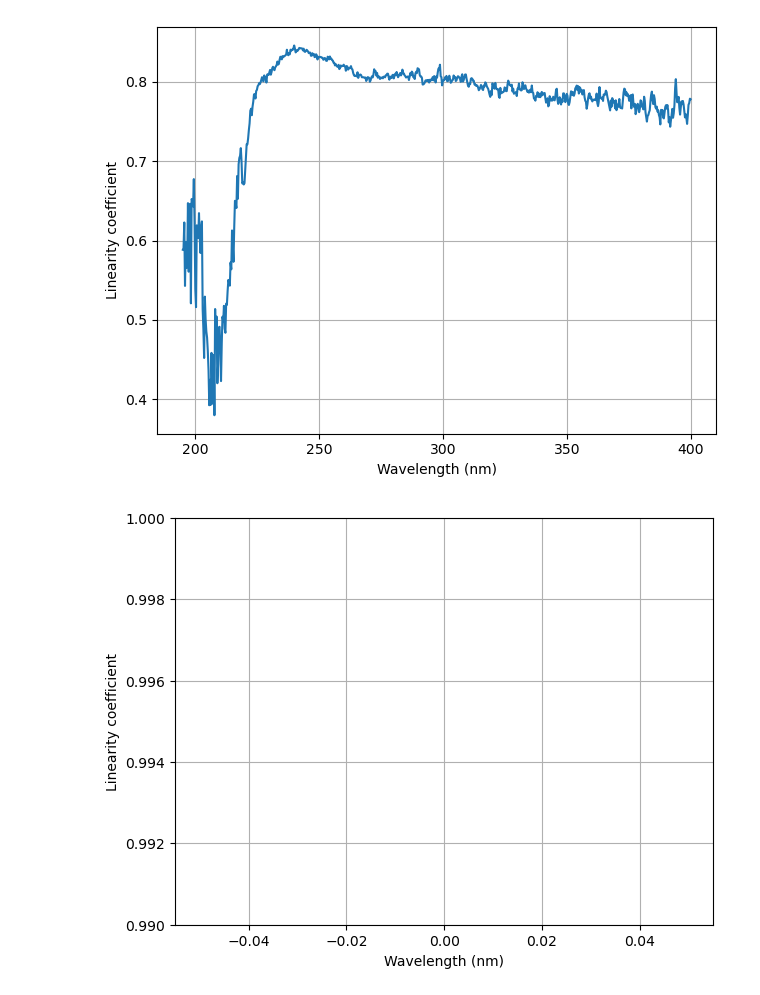
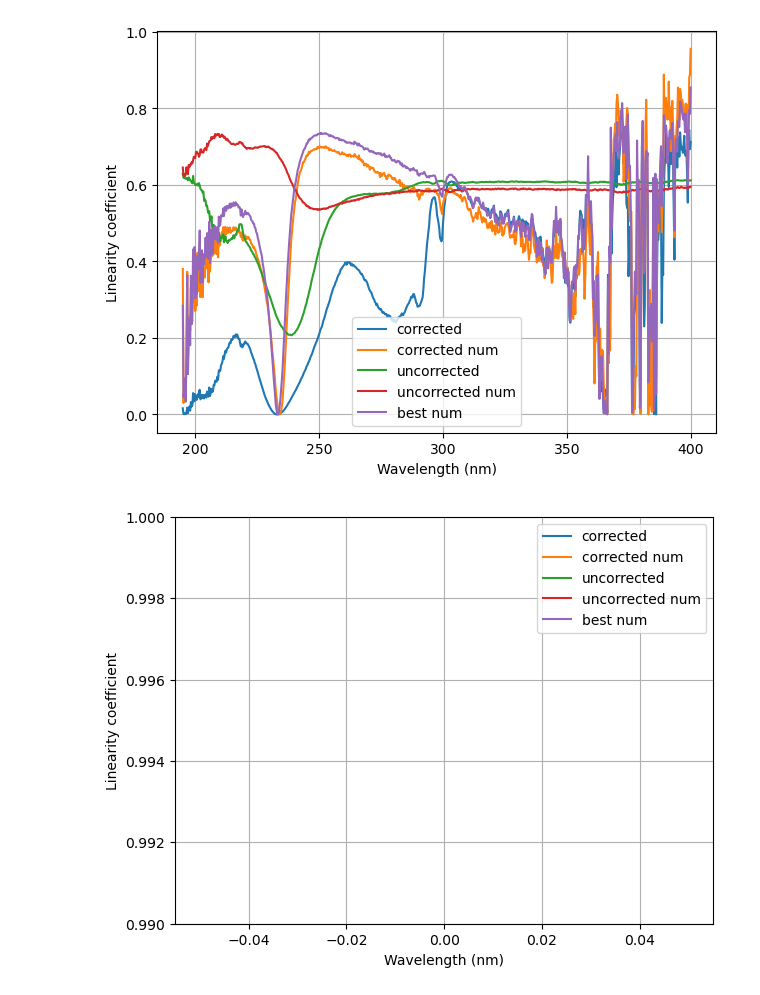
Before and after one commit to ThijsDrost/MasterDataAnalysis, a Jupyter notebook: Calibrations/Calibration_analysis.ipynb, the cells around one changed output. Saved outputs shown, nothing was run; the diff lists cells and outputs as text; code cells hidden in the pictures.

```diff
--- a/Calibrations/Calibration_analysis.ipynb
+++ b/Calibrations/Calibration_analysis.ipynb
@@ -1,13 +1,15 @@
 # %%
 import os
+import itertools
+
 import numpy as np
 import matplotlib.pyplot as plt
 import h5py
 import scipy
-import pandas as pd
+import lmfit
 
-loc = r'D:\OneDrive - TU Eindhoven\Master thesis\Measurements\Calibration\NO3 pH\data.hdf5'
-image_loc = r'D:\OneDrive - TU Eindhoven\Master thesis\Plots\Calibration\NO3 pH'
+loc = r'E:\OneDrive - TU Eindhoven\Master thesis\Measurements\Calibration\NO2 pH\data.hdf5'
+image_loc = r'E:\OneDrive - TU Eindhoven\Master thesis\Plots\Calibration\NO2 pH'
 dependent = 'pH'
 variable_name = 'pH'
 variable_factor = 1
@@ -15,6 +17,7 @@ wavelength_range = [180, 400]
 r2_values = [0.99, 1]
 wavelength_plot_every = 5
 plot_number = 2
+baseline_correction = [370, 390]
 # %%
 if not os.path.exists(image_loc):
     os.makedirs(image_loc)
@@ -166,28 +176,67 @@ plt.show()
 # %%
 # pearson r for each wavelength
-linearity = np.zeros(len(wavelength_m))
+if baseline_correction is not None:
+    linearity = np.zeros(len(wavelength_m))
+    for i in range(len(wavelength_m)):
+        linearity[i] = scipy.stats.pearsonr(variable, absorbance_m[:, i])[0]
+
+    linearity_corrected_num = np.zeros(len(wavelength_m))
+    for i in range(len(wavelength_m)):
+        linearity_corrected_num[i] = scipy.stats.pearsonr(variable_num, absorbance_m_num[:, i])[0]
+
+linearity_uncorrected = np.zeros(len(wavelength_m))
 for i in range(len(wavelength_m)):
-    linearity[i] = scipy.stats.pearsonr(variable_num[0:], absorbance_m_num[0:, i])[0]
+    linearity_uncorrected[i] = scipy.stats.pearsonr(variable, absorbance_m_uncorr[:, i])[0]
+
+linearity_uncorrected_num = np.zeros(len(wavelength_m))
+for i in range(len(wavelength_m)):
+    linearity_uncorrected_num[i] = scipy.stats.pearsonr(variable_num, absorbance_m_uncorr_num[:, i])[0]
+
+linearity_best_num = np.zeros(len(wavelength_m))
+for i in range(len(wavelength_m)):
+    linearity_best_num[i] = scipy.stats.pearsonr(variable_best_num, absorbance_best_num[:, i])[0]
 
 plt.figure()
-plt.plot(wavelength_m, linearity**2)
+if baseline_correction is not None:
+    plt.plot(wavelength_m, linearity**2, label='corrected')
+    plt.plot(wavelength_m, linearity_corrected_num**2, label='corrected num')
+plt.plot(wavelength_m, linearity_uncorrected**2, label='uncorrected')
+plt.plot(wavelength_m, linearity_uncorrected_num**2, label='uncorrected num')
+plt.plot(wavelength_m, linearity_best_num**2, label='best num')
+plt.xlabel('Wavelength (nm)')
+plt.ylabel('Linearity coefficient')
+plt.legend()
+plt.grid()
+plt.tight_layout()
+plt.savefig(save_loc(f'linearity vs wavelength method comparison.png'))
+plt.show()
+
+r2_mask = ((r2_values[0] < linearity_uncorrected**2) & (linearity_uncorrected**2 < r2_values[1])) | ((r2_values[0] < linearity_uncorrected_num**2) & (linearity_uncorrected_num**2 < r2_values[1])) | ((r2_values[0] < linearity_best_num**2) & (linearity_best_num**2 < r2_values[1]))
+if baseline_correction is not None:
+    r2_mask = r2_mask | ((r2_values[0] < linearity**2) & (linearity**2 < r2_values[1])) | ((r2_values[0] < linearity_corrected_num**2) & (linearity_corrected_num**2 < r2_values[1]))
+
+wavs = wavelength_m[r2_mask]
+dw = np.diff(wavs)
+index = np.nonzero(dw > 10)[0]
+if len(index) > 0:
+    r2_mask[index[0]+1:] = False
+# r2_mask[index+1:] = False
+
+plt.figure()
+if baseline_correction is not None:
+    plt.plot(wavelength_m[r2_mask], linearity[r2_mask]**2, label='corrected')
+    plt.plot(wavelength_m[r2_mask], linearity_corrected_num[r2_mask]**2, label='corrected num')
+plt.plot(wavelength_m[r2_mask], linearity_uncorrected[r2_mask]**2, label='uncorrected')
+plt.plot(wavelength_m[r2_mask], linearity_uncorrected_num[r2_mask]**2, label='uncorrected num')
+plt.plot(wavelength_m[r2_mask], linearity_best_num[r2_mask]**2, label='best num')
 plt.xlabel('Wavelength (nm)')
 plt.ylabel('Linearity coefficient')
 plt.grid()
-plt.tight_layout()
-plt.savefig(save_loc(f'linearity vs wavelength (without first).png'))
-plt.show()
-
-r2_mask = (r2_values[0] < linearity**2) & (linearity**2 < r2_values[1])
-plt.figure()
-plt.plot(wavelength_m[r2_mask], linearity[r2_mask]**2)
-plt.xlabel('Wavelength (nm)')
-plt.ylabel('Linearity coefficient')
-plt.grid()
+plt.legend()
 plt.tight_layout()
 plt.ylim(*r2_values)
-plt.savefig(save_loc(f'linearity vs wavelength zoomed (without first).png'))
+plt.savefig(save_loc(f'linearity vs wavelength zoomed method comparison.png'))
 plt.show()
 # %% [output]
-[figure, old version]
+[figure, new version]
-[figure, old version]
+[figure, new version]
```
Also changed, not shown: parts of 8 cells of this notebook, 9 other files.
